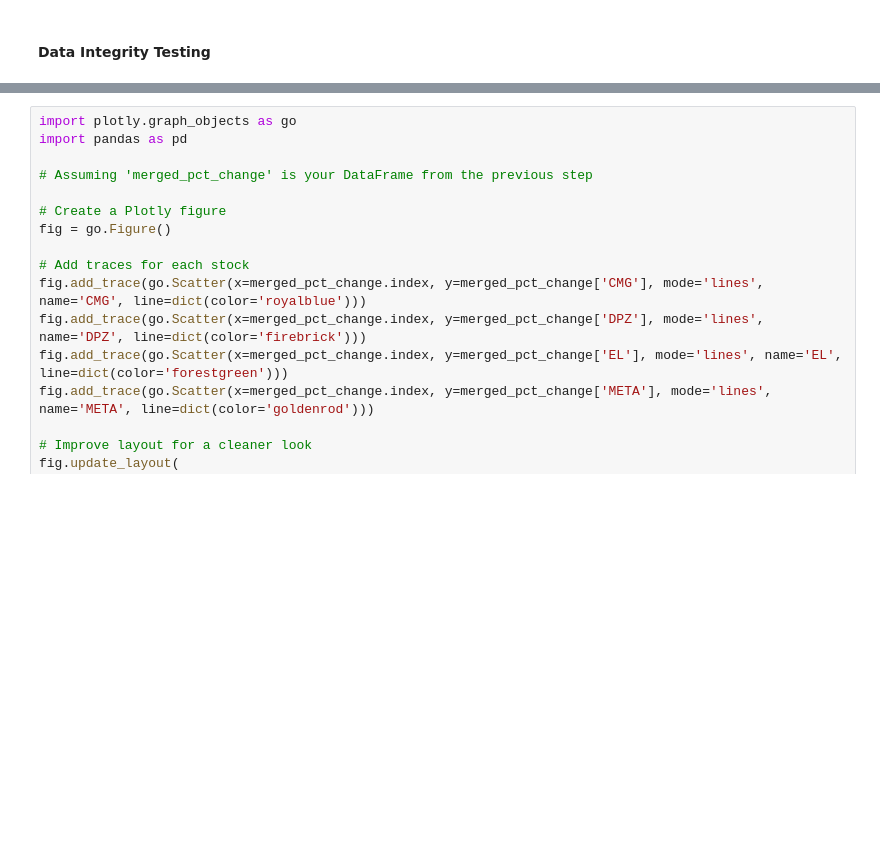
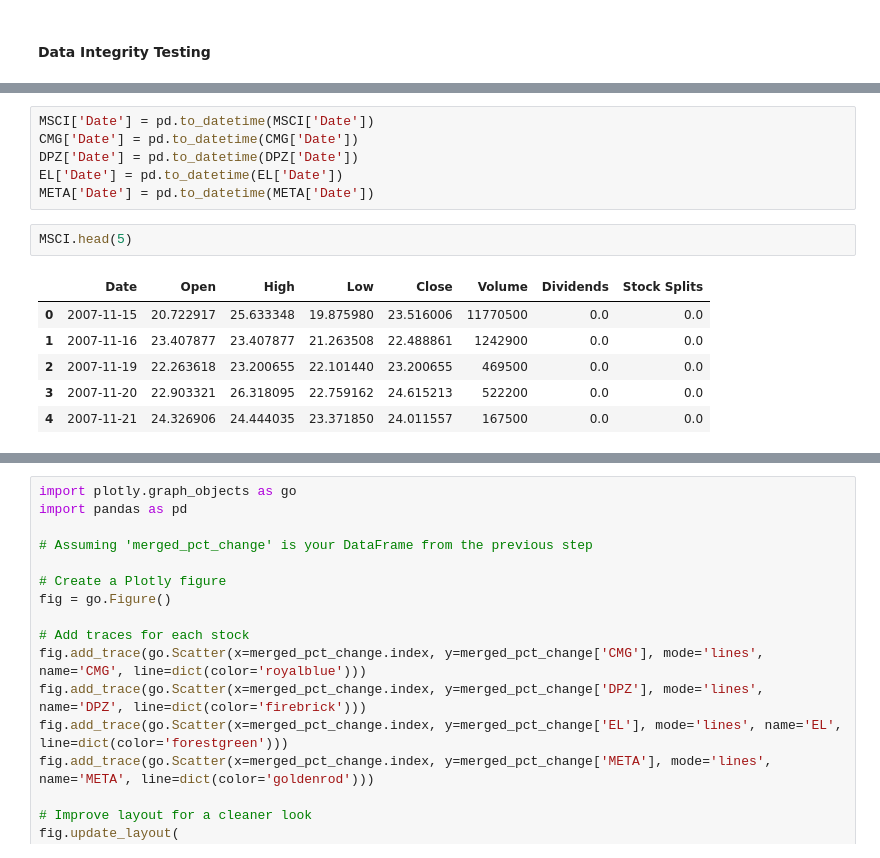
Before and after one commit to aloukrezis01/capital-markets, a Jupyter notebook: Growth Equity EDA.ipynb, the cells around one changed output, grey strips where cells are left out. Cells and saved outputs as stored; diff of their text form; blank space fills up the shorter version.

```diff
--- a/Growth Equity EDA.ipynb
+++ b/Growth Equity EDA.ipynb
@@ -57,0 +83,15 @@ AMZN.head(5)
+# %%
+MSCI['Date'] = pd.to_datetime(MSCI['Date'])
+CMG['Date'] = pd.to_datetime(CMG['Date'])
+DPZ['Date'] = pd.to_datetime(DPZ['Date'])
+EL['Date'] = pd.to_datetime(EL['Date'])
+META['Date'] = pd.to_datetime(META['Date'])
+# %%
+MSCI.head(5)
+# %% [output]
+|  | Date | Open | High | Low | Close | Volume | Dividends | Stock Splits |
+| 0 | 2007-11-15 | 20.722917 | 25.633348 | 19.875980 | 23.516006 | 11770500 | 0.0 | 0.0 |
+| 1 | 2007-11-16 | 23.407877 | 23.407877 | 21.263508 | 22.488861 | 1242900 | 0.0 | 0.0 |
+| 2 | 2007-11-19 | 22.263618 | 23.200655 | 22.101440 | 23.200655 | 469500 | 0.0 | 0.0 |
+| 3 | 2007-11-20 | 22.903321 | 26.318095 | 22.759162 | 24.615213 | 522200 | 0.0 | 0.0 |
+| 4 | 2007-11-21 | 24.326906 | 24.444035 | 23.371850 | 24.011557 | 167500 | 0.0 | 0.0 |
```
Also changed, not shown: parts of 9 cells of this notebook, 1 other file.
